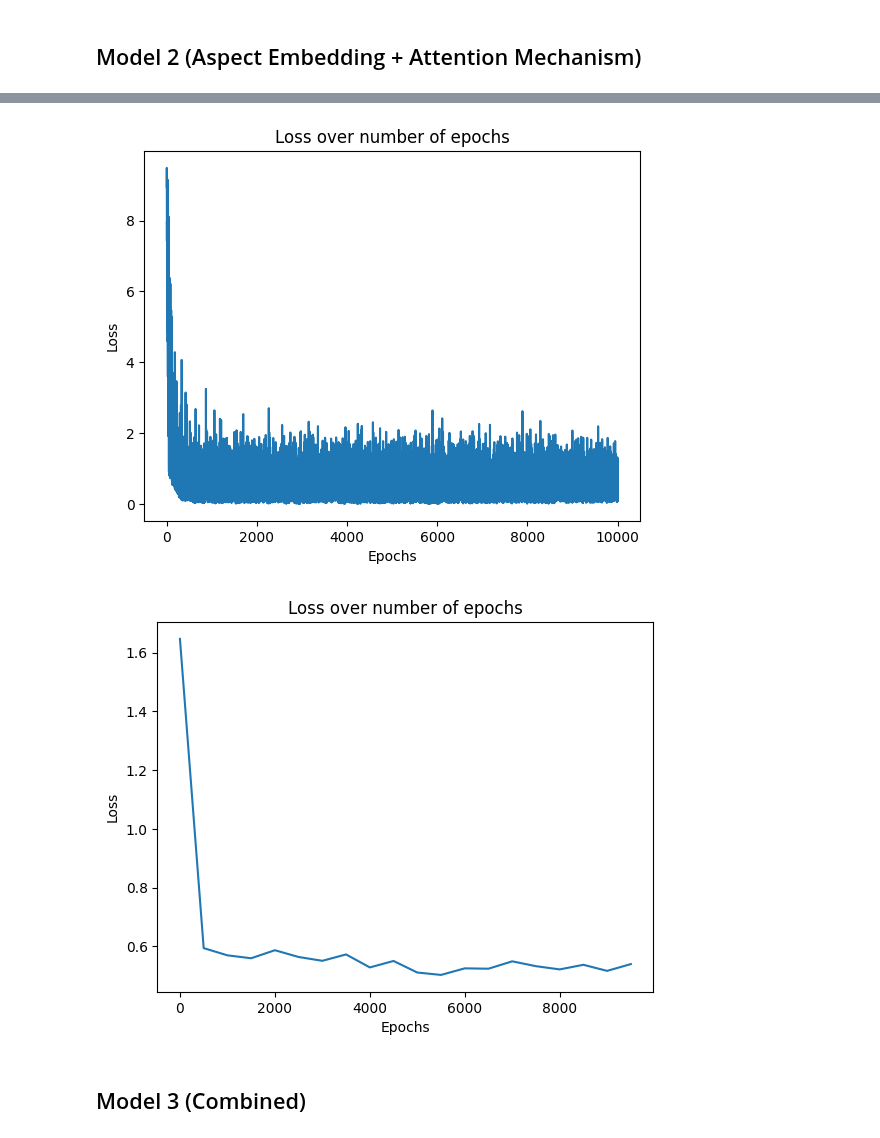
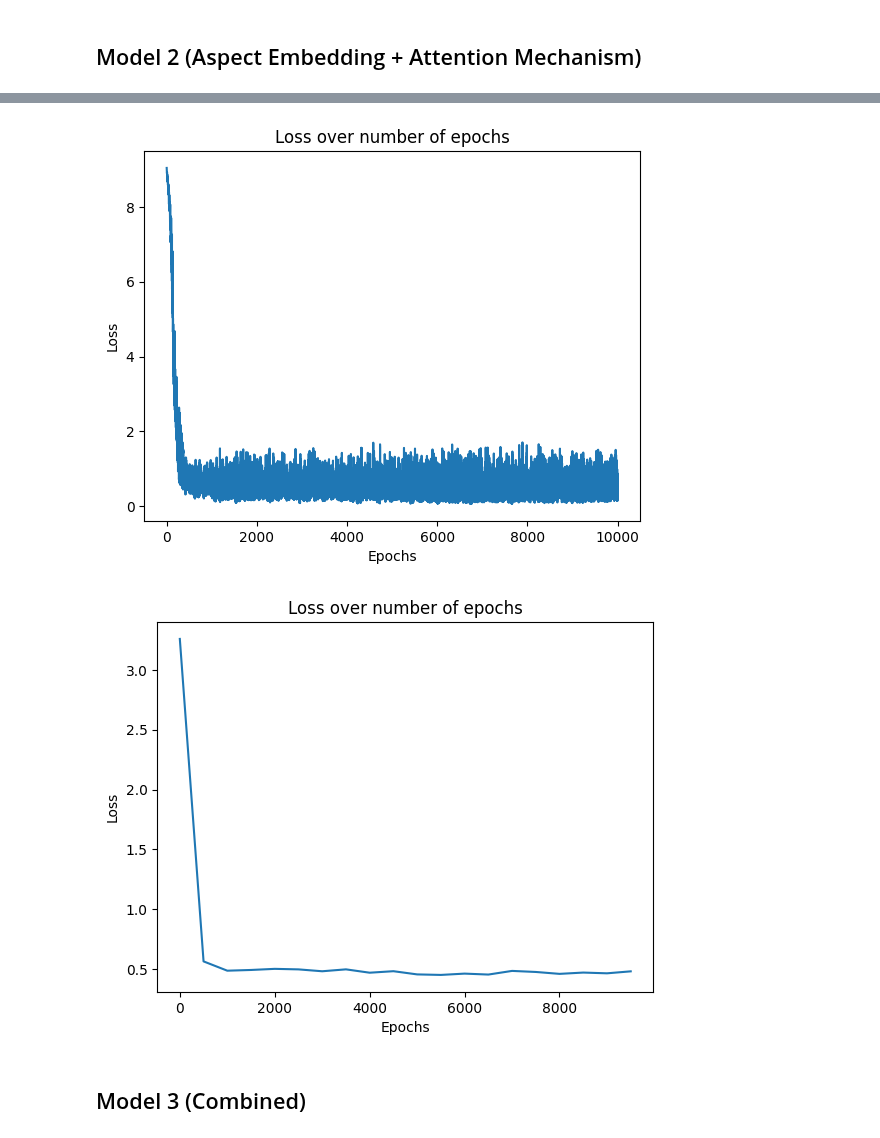
Before and after one commit to LisonLau/CITS4012-Project, a Jupyter notebook: CITS4012_10.ipynb, the cells around one changed output, grey strips where cells are left out. Cells and saved outputs as stored; diff of their text form; code cells hidden in the pictures.

```diff
--- a/CITS4012_10.ipynb
+++ b/CITS4012_10.ipynb
@@ -191,7 +186,7 @@ MAX_LENGTH = len(longest_sentence)
 # Word vocabulary to index dictionary {word: index}
 word_to_idx = {"<BOS>": 0, "<EOS>": 1}
 
-review = train_x_token+test_x_token+val_x_token
+review = train_x_token + test_x_token
 aspect = [list(set(training_a))]
 polarity = [list(set(training_y))]
 
@@ -263,6 +258,12 @@ class LSTMDecoder1(nn.Module):
         elif self.attention_type == 'scaled_dot_product':   # Scaled dot product attention
             scale = 1.0 / np.sqrt(self.hidden_size)
             attn_weights = F.softmax(torch.bmm(hidden, encoder_hiddens.T.unsqueeze(0)) * scale, dim=-1)
+        elif self.attention_type == 'cosine_similarity':
+            query = hidden / torch.norm(hidden, dim=-1)
+            keys = encoder_hiddens / torch.norm(encoder_hiddens.T, dim=-1)
+            norm_product = torch.bmm(query, keys.T.unsqueeze(0))
+            attn_weights = F.softmax(norm_product, dim=-1)
+
         attn_output = torch.bmm(attn_weights, encoder_hiddens.unsqueeze(0))
         concat_output = torch.cat((attn_output[0], hidden[0]), 1)
         return concat_output
@@ -415,16 +420,17 @@ class LSTMDecoder2(nn.Module):
         self.dropout_p = dropout_p
         self.embedding = embedding
         self.dropout = nn.Dropout(self.dropout_p)
-        self.lstm = nn.LSTM(hidden_size, hidden_size, num_layers=num_layers)
-        self.out = nn.Linear(hidden_size*4, output_size)
+        self.lstm = nn.LSTM(hidden_size*2, hidden_size, num_layers=num_layers)
+        self.out = nn.Linear(hidden_size*2, output_size)
 
     def cal_attention(self, hidden, encoder_hiddens):
+        keys = encoder_hiddens.T.unsqueeze(0).repeat(2, 1, 1)
         if self.attention_type == 'dot_product':            # Dot product attention
-            attn_weights = F.softmax(torch.bmm(hidden, encoder_hiddens.T.unsqueeze(0)), dim=-1)
+            attn_weights = F.softmax(torch.bmm(hidden, keys), dim=-1)
         elif self.attention_type == 'scaled_dot_product':   # Scaled dot product attention
             scale = 1.0 / np.sqrt(self.hidden_size)
-            attn_weights = F.softmax(torch.bmm(hidden, encoder_hiddens.T.unsqueeze(0)) * scale, dim=-1)
-        attn_output = torch.bmm(attn_weights, encoder_hiddens.unsqueeze(0))
+            attn_weights = F.softmax(torch.bmm(hidden, keys) * scale, dim=-1)
+        attn_output = torch.bmm(attn_weights, encoder_hiddens.unsqueeze(0).repeat(2, 1, 1))
         concat_output = torch.cat((attn_output[0], hidden[0]), 1)
         return concat_output
 
@@ -432,15 +438,10 @@ class LSTMDecoder2(nn.Module):
         word_embedding = self.embedding(input).view(1, 1, -1)
         word_embedding = self.dropout(word_embedding)
         aspect_embedding = self.embedding(aspect).view(1, 1, -1)
-        _, (hidden, cell) = self.lstm(word_embedding, (hidden, cell))
-
-        # for each hidden state in encoder hiddens, append aspect embedding
-        aspect_hiddens = torch.zeros(MAX_LENGTH, self.hidden_size*2)
-        for i in range(MAX_LENGTH):
-            aspect_hidden = torch.cat((encoder_hiddens[i], aspect_embedding[0, 0]), dim=-1)
-            aspect_hiddens[i] = aspect_hidden
-        hidden_aspect = torch.cat((hidden, aspect_embedding), dim=-1)
-        concat_output = self.cal_attention(hidden_aspect, aspect_hiddens)
+        embedded = torch.cat((word_embedding, aspect_embedding), dim=-1)
+        out, (hidden, cell) = self.lstm(embedded, (hidden, cell))
+        hidden_aspect = torch.cat((out, aspect_embedding), dim=0)
+        concat_output = self.cal_attention(hidden_aspect, encoder_hiddens)
         output = F.log_softmax(self.out(concat_output), dim=1)
         return output, hidden, cell
 
@@ -542,19 +544,23 @@ Epoch [10000/10000], Loss: 0.5395
 # %%
+# Save the model
+torch.save(encoder2, 'Model2/encoder2.pt')
+torch.save(decoder2, 'Model2/decoder2.pt')
+
 # Plot loss over number of epochs
 plt.plot(range(1, num_epochs+1), plot_losses)
 plt.xlabel('Epochs')
 plt.ylabel('Loss')
 plt.title('Loss over number of epochs')
 plt.show()
 
 plt.plot(range(1, num_epochs+1, display_interval), plot_avg_losses)
 plt.xlabel('Epochs')
 plt.ylabel('Loss')
 plt.title('Loss over number of epochs')
 plt.show()
 # %% [output]
-[figure, old version]
+[figure, new version]
-[figure, old version]
+[figure, new version]
 # %% [markdown]
 ## Model 3 (Combined)
 # %%
```
Also changed, not shown: parts of 14 cells of this notebook, 7 other files.
